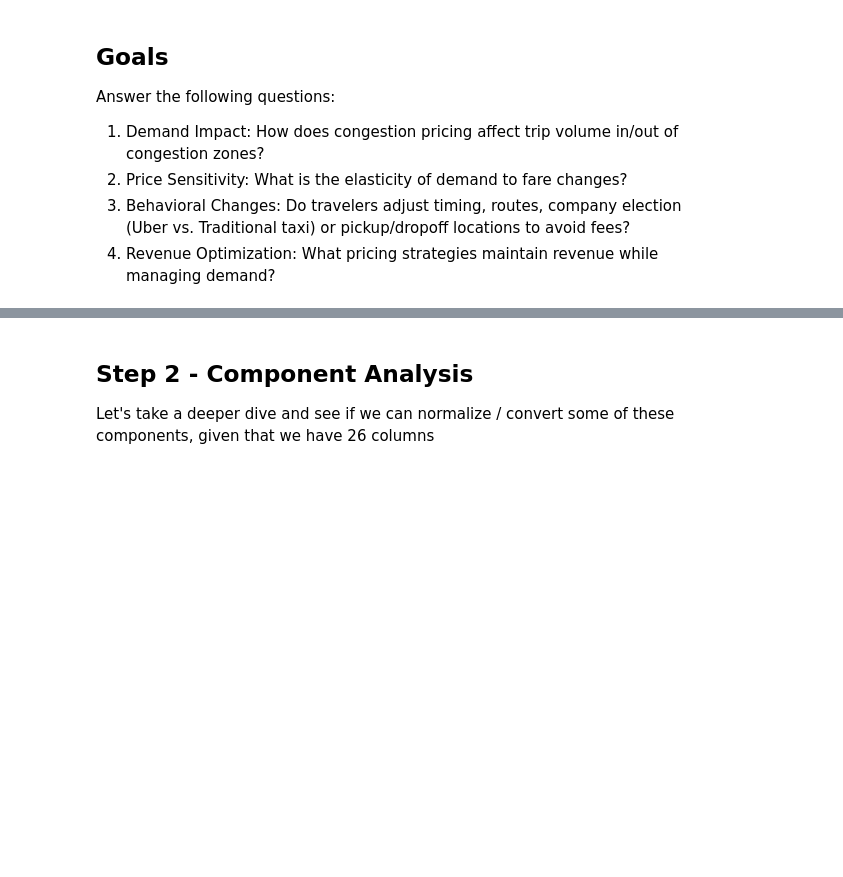
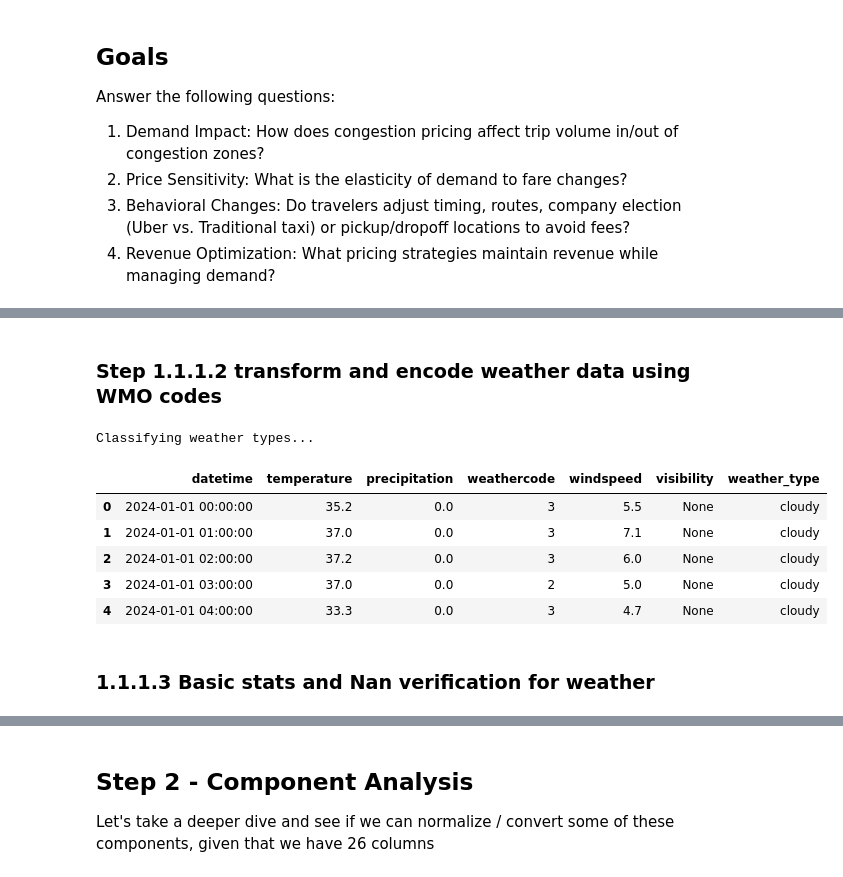
Before and after one commit to kwang101-cb/ML1-FinalProject, a Jupyter notebook: final_project.ipynb, the cells around one changed output, grey strips where cells are left out. Saved outputs shown, nothing was run; the diff lists cells and outputs as text; code cells hidden in the pictures; blank space fills up the shorter version.

```diff
--- a/final_project.ipynb
+++ b/final_project.ipynb
@@ -12,0 +121,55 @@ We'll begin by analyzing large-scale patterns in our dataset. Because of the sca
+# %% [markdown]
+### Step 1.1.1.2 transform and encode weather data using WMO codes
+# %%
+# WMO codes: https://open-meteo.com/en/docs
+def classify_weather(code):
+    """Classify WMO weather code into weather type."""
+    if pd.isna(code):
+        return 'clear'
+
+    code = int(code)
+
+    # Clear sky
+    if code == 0:
+        return 'clear'
+
+    # Mainly clear, partly cloudy, overcast
+    elif code in [1, 2, 3]:
+        return 'cloudy'
+
+    # Fog
+    elif code in [45, 48]:
+        return 'fog'
+
+    # Drizzle
+    elif code in [51, 53, 55, 56, 57]:
+        return 'rain'
+
+    # Rain
+    elif code in [61, 63, 65, 66, 67, 80, 81, 82]:
+        return 'rain'
+
+    # Snow
+    elif code in [71, 73, 75, 77, 85, 86]:
+        return 'snow'
+
+    # Thunderstorm
+    elif code in [95, 96, 99]:
+        return 'storm'
+
+    else:
+        return 'clear'
+
+print("Classifying weather types...")
+df['weather_type'] = df['weathercode'].apply(classify_weather)
+df.head()
+# %% [output]
+Classifying weather types...
+|  | datetime | temperature | precipitation | weathercode | windspeed | visibility | weather_type |
+| 0 | 2024-01-01 00:00:00 | 35.2 | 0.0 | 3 | 5.5 | None | cloudy |
+| 1 | 2024-01-01 01:00:00 | 37.0 | 0.0 | 3 | 7.1 | None | cloudy |
+| 2 | 2024-01-01 02:00:00 | 37.2 | 0.0 | 3 | 6.0 | None | cloudy |
+| 3 | 2024-01-01 03:00:00 | 37.0 | 0.0 | 2 | 5.0 | None | cloudy |
+| 4 | 2024-01-01 04:00:00 | 33.3 | 0.0 | 3 | 4.7 | None | cloudy |
+# %% [markdown]
+### 1.1.1.3 Basic stats and Nan verification for weather
```
Also changed, not shown: parts of 35 cells of this notebook, 2 other files.
